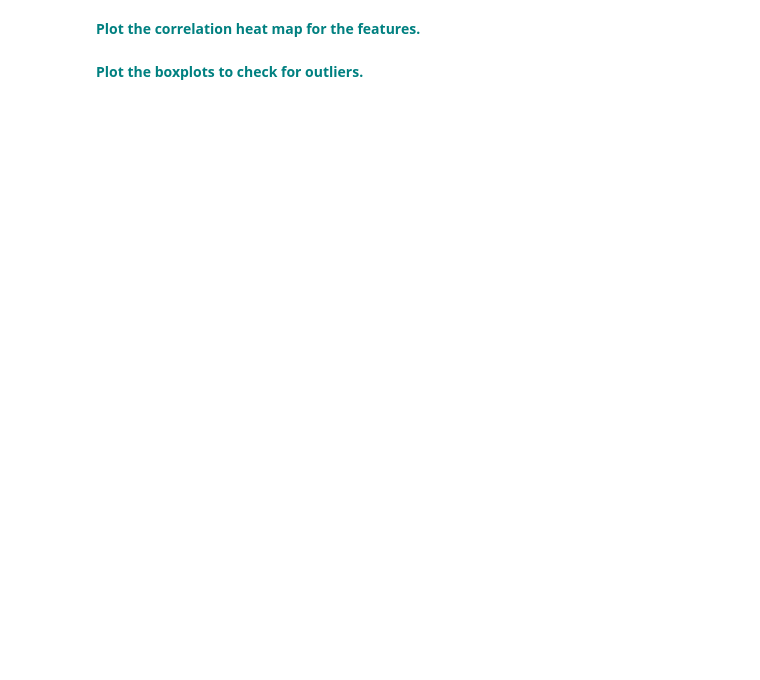
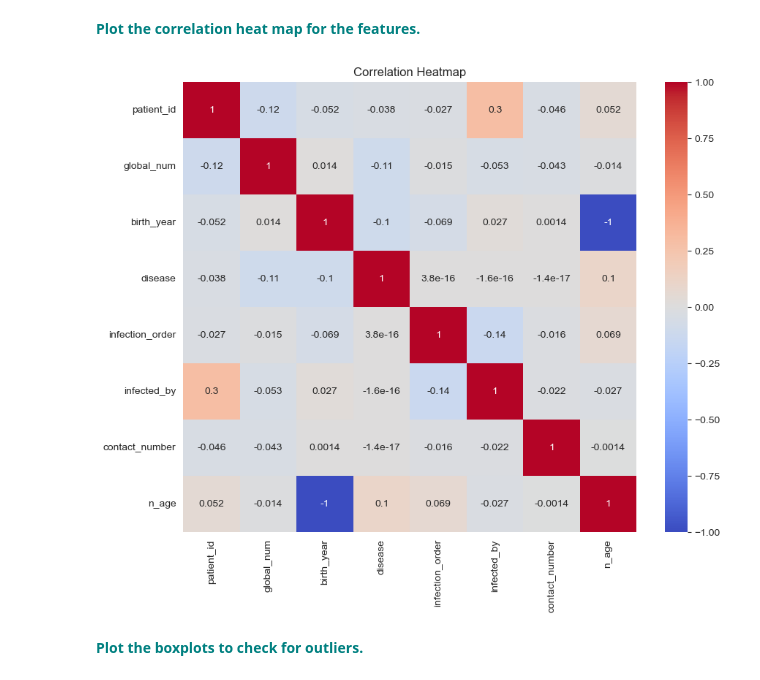
Before and after one commit to LannonTheCannon/springboard_backup, a Jupyter notebook: 14_Supervised_Learning/14.4_Ensemble_Methods_and_Random_Forest/Case_Study_Random_Forest/RandomForest_casestudy_covid19.ipynb, the cells around one changed output. Drawn from its saved outputs; the diff is of its cells as text; code cells hidden in the pictures; blank space fills up the shorter version.

```diff
--- a/14_Supervised_Learning/14.4_Ensemble_Methods_and_Random_Forest/Case_Study_Random_Forest/RandomForest_casestudy_covid19.ipynb
+++ b/14_Supervised_Learning/14.4_Ensemble_Methods_and_Random_Forest/Case_Study_Random_Forest/RandomForest_casestudy_covid19.ipynb
@@ -78,2 +105,9 @@ df.state.value_counts()
 # %% [markdown]
  **<font color='teal'> Create a new column named 'n_age' which is the calculated age based on the birth year column.</font>**
+# %%
+# Get the current year
+current_year = datetime.now().year
+
+df['n_age'] = current_year - df['birth_year']
+
+print(df.head())
@@ -86,8 +179,24 @@ df.info()
 # %% [markdown]
  **<font color='teal'> Fill the 'disease' missing values with 0 and remap the True values to 1.</font>**
+# %%
+df['disease'] = df['disease'].fillna(0)
+
+df['disease'] = df['disease'].map({True: 1, False: 0})
 # %% [markdown]
  **<font color='teal'> Fill null values in the following columns with their mean: 'global_number','birth_year','infection_order','infected_by'and 'contact_number'</font>**
+# %%
+# mean values for the columns
+mean_values = df[['global_num', 'birth_year', 'infection_order', 'infected_by', 'contact_number']].mean()
+
+# Fill null values with the mean values
+df['global_num'] = df['global_num'].fillna(mean_values['global_num'])
+df['birth_year'] = df['birth_year'].fillna(mean_values['birth_year'])
+df['infection_order'] = df['infection_order'].fillna(mean_values['infection_order'])
+df['infected_by'] = df['infected_by'].fillna(mean_values['infected_by'])
+df['contact_number'] = df['contact_number'].fillna(mean_values['contact_number'])
 # %% [markdown]
  **<font color='teal'> Fill the rest of the missing values with any method.</font>**
+# %%
+df = df.fillna(df.mean())
 # %% [markdown]
  **<font color='teal'> Check for any remaining null values.</font>**
@@ -127,4 +303,13 @@ vn
 # %% [markdown]
 **<font color='teal'> Plot the correlation heat map for the features.</font>**
+# %%
+correlation_matrix = df.corr()
+
+plt.figure(figsize=(10, 8))
+sns.heatmap(correlation_matrix, annot=True, cmap='coolwarm')
+plt.title('Correlation Heatmap')
+plt.show()
+# %% [output]
+[figure, added]
 # %% [markdown]
 **<font color='teal'> Plot the boxplots to check for outliers. </font>**
```
Also changed, not shown: parts of 21 cells of this notebook.
